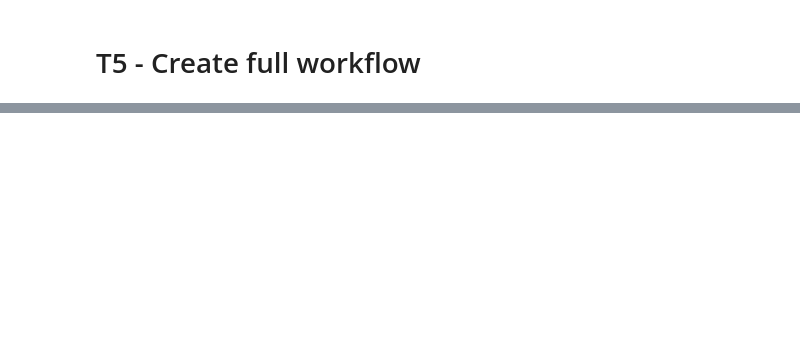
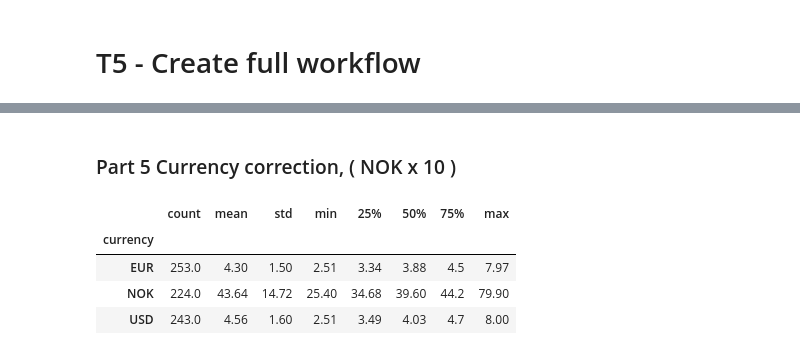
Before and after one commit to SheathAndWhitley/INF201_deliverable_2, a Jupyter notebook: d2.ipynb, the cells around one changed output, grey strips where cells are left out. Drawn from its saved outputs; the diff is of its cells as text; code cells hidden in the pictures; blank space fills up the shorter version.

```diff
--- a/d2.ipynb
+++ b/d2.ipynb
@@ -275,0 +321,12 @@ NameError: name 'raw_prices' is not defined
+# %% [markdown]
+### Part 5 Currency correction, ( NOK x 10 )
+# %%
+df.loc[df["currency"] == "NOK", "price"] *= 10.0
+
+df.groupby("currency")["price"].describe().round(2)
+# %% [output]
+|  | count | mean | std | min | 25% | 50% | 75% | max |
+| currency |  |  |  |  |  |  |  |  |
+| EUR | 253.0 | 4.30 | 1.50 | 2.51 | 3.34 | 3.88 | 4.5 | 7.97 |
+| NOK | 224.0 | 43.64 | 14.72 | 25.40 | 34.68 | 39.60 | 44.2 | 79.90 |
+| USD | 243.0 | 4.56 | 1.60 | 2.51 | 3.49 | 4.03 | 4.7 | 8.00 |
```
Also changed, not shown: parts of 27 cells of this notebook.
